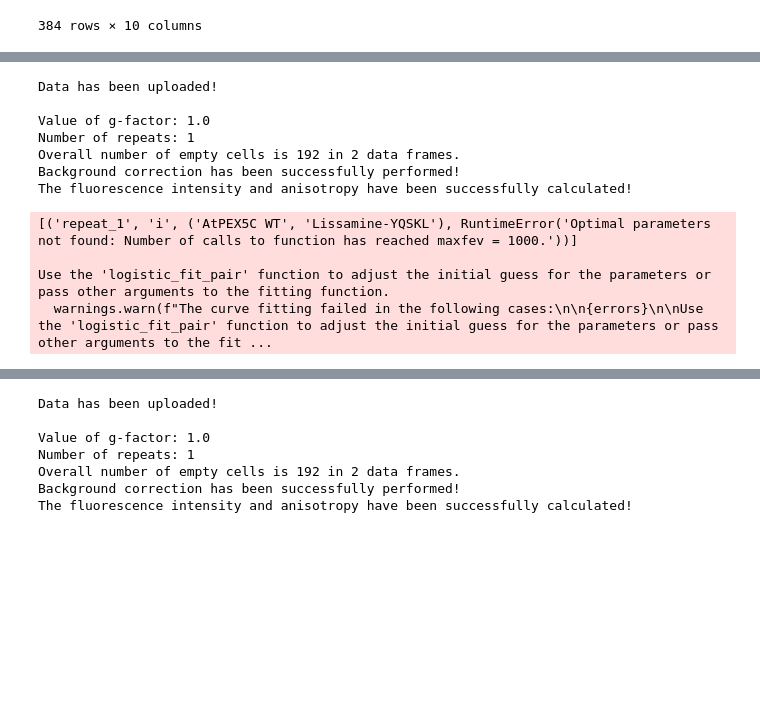
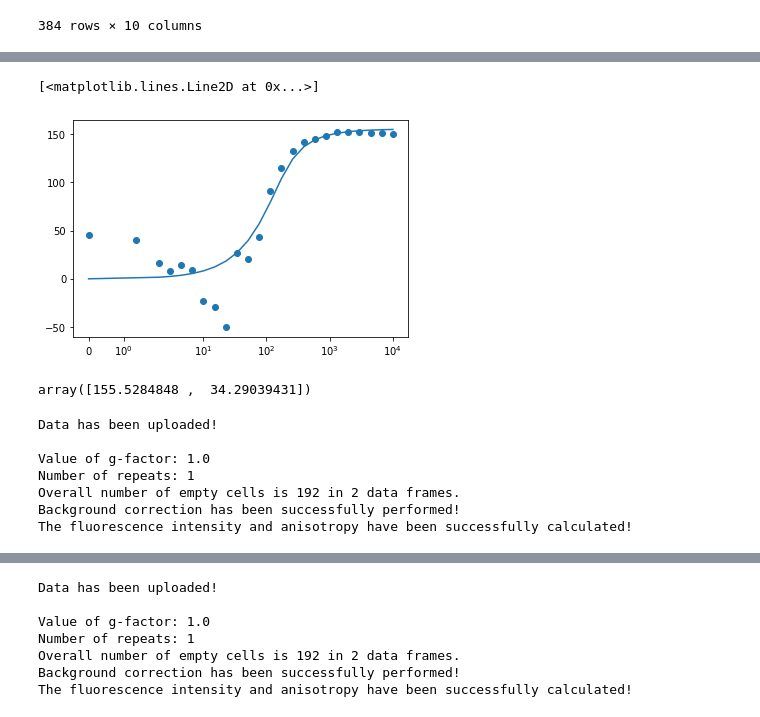
Before and after one commit to mariuszlas/Fluorescence-Anisotropy-Analysis-Development, a Jupyter notebook: fluorescenceanisotropy/fluores_anisotropy.ipynb, the cells around one changed output, grey strips where cells are left out. Cells and saved outputs as stored; diff of their text form; code cells hidden in the pictures; blank space fills up the shorter version.

```diff
--- a/fluorescenceanisotropy/fluores_anisotropy.ipynb
+++ b/fluorescenceanisotropy/fluores_anisotropy.ipynb
@@ -1116,0 +1175,8 @@ ax.set_xscale('symlog')
+# %%
+rw = my_data1.data_dict['repeat_1']['data']['r_mean'][('HsPEX5C','Lissamine-YQSKL')]
+rminn = my_data1.final_fit.loc[('HsPEX5C','Lissamine-YQSKL'), 'rmin']
+rmaxn = my_data1.final_fit.loc[('HsPEX5C','Lissamine-YQSKL'), 'rmax']
+lamn = my_data1.final_fit.loc[('HsPEX5C','Lissamine-YQSKL'), "lambda"]
+# %%
+rw['amount'] =  ( ( ( (0.32 * (rmaxn-rminn)) / (rw['mean'] - rminn ) )+1) **(-1)) * 200
+rw['tracer'] = 200
@@ -1116,0 +1203,8 @@ ax.set_xscale('symlog')
+# %%
+plt.scatter(rw['Protein Concentration'], rw['amount'])
+axs = plt.gca()
+axs.set_xscale('symlog')
+plt.plot(rw['Protein Concentration'], LB(rw['Protein Concentration'], *popt))
+# %% [output]
+[<matplotlib.lines.Line2D at 0x...>]
+[figure, added]
@@ -1117,9 +1217,13 @@ ax.set_xscale('symlog')
+# %%
+popt
+# %% [output]
+array([155.5284848 ,  34.29039431])
 # %%
 my_data2 = FA.read_in_envision(data_csv=HsPEX5C_Y467C_vs_AtPEX5C_WT, platemap_csv=HsPEX5C_Y467C_vs_AtPEX5C_WT_platemap, data_type='plate', size=384)
 my_data2.background_correct()
 my_data2.calculate_r_i(thr=60, plot_i = False)
 my_data2.calc_data_to_fit()
-my_data2.logistic_fit_all()
+my_data2.logistic_fit_all(sig='sem')
 # %% [output]
 Data has been uploaded!
 
@@ -1128,10 +1232,6 @@ Number of repeats: 1
 Overall number of empty cells is 192 in 2 data frames.
 Background correction has been successfully performed!
 The fluorescence intensity and anisotropy have been successfully calculated!
-[('repeat_1', 'i', ('AtPEX5C WT', 'Lissamine-YQSKL'), RuntimeError('Optimal parameters not found: Number of calls to function has reached maxfev = 1000.'))]
-
-Use the 'logistic_fit_pair' function to adjust the initial guess for the parameters or pass other arguments to the fitting function.
-  warnings.warn(f"The curve fitting failed in the following cases:\n\n{errors}\n\nUse the 'logistic_fit_pair' function to adjust the initial guess for the parameters or pass other arguments to the fit ...
 # %%
 my_data2.plot_ani_all(err='sem')
 # %% [output]
```
Also changed, not shown: parts of 24 cells of this notebook.
